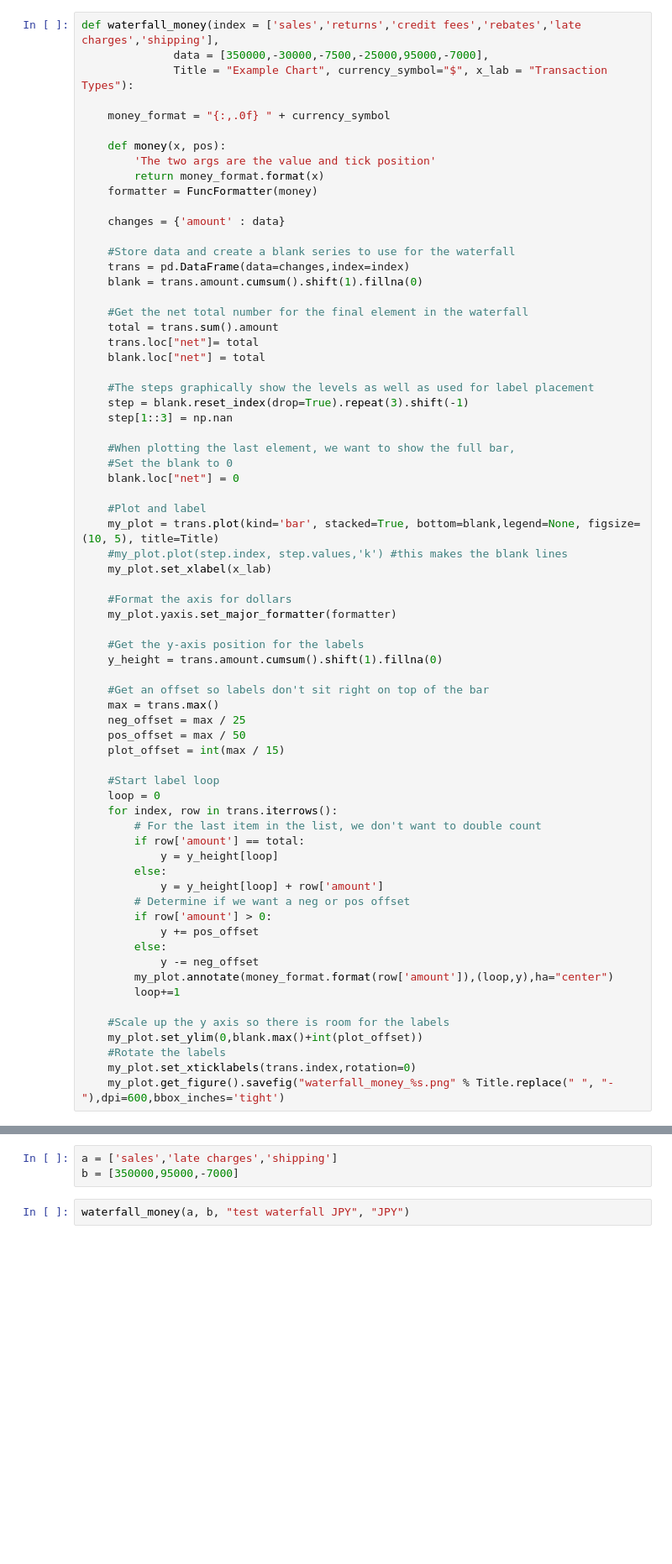
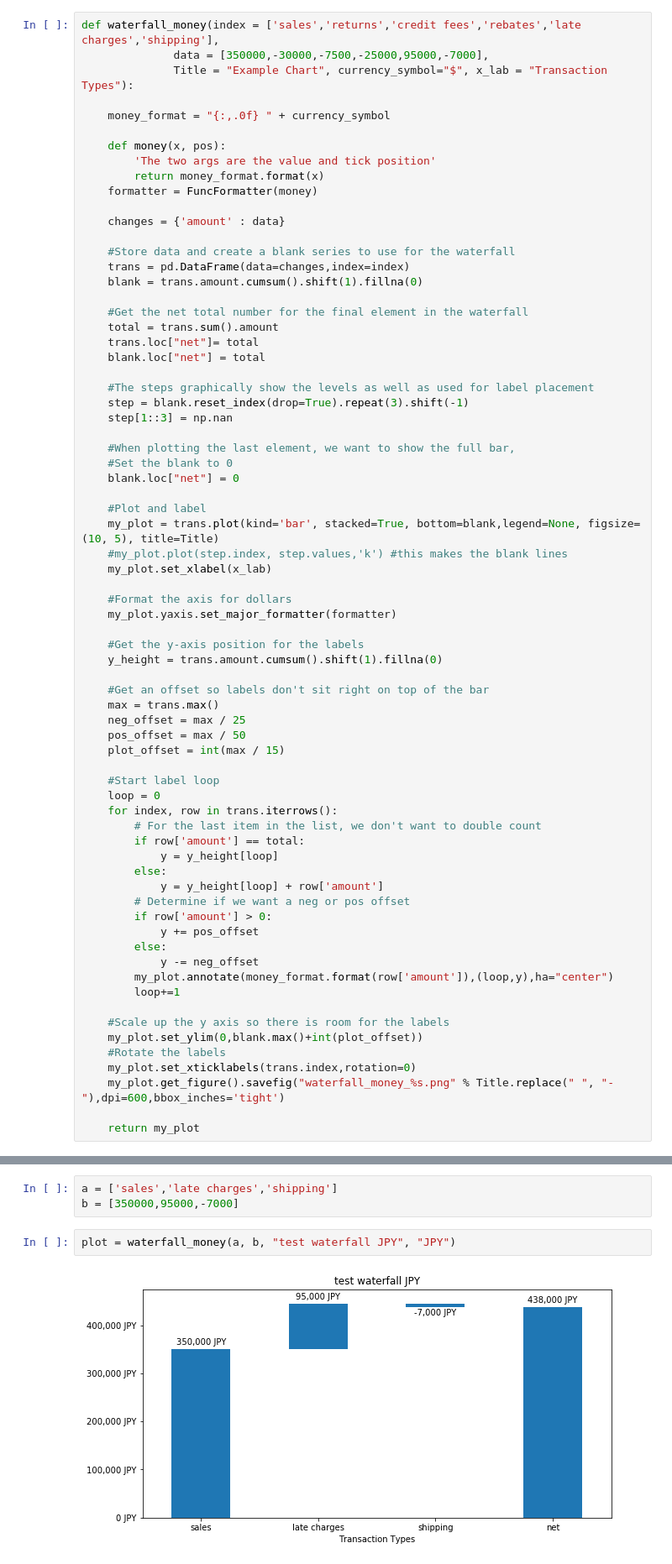
Before and after one commit to afcarl/waterfall_testing, a Jupyter notebook: test1.ipynb, the cells around one changed output, grey strips where cells are left out. Shown at 84% size. Drawn from its saved outputs; the diff is of its cells as text; blank space fills up the shorter version.

```diff
--- a/test1.ipynb
+++ b/test1.ipynb
@@ -134,6 +136,8 @@ def waterfall_money(index = ['sales','returns','credit fees','rebates','late cha
     #Rotate the labels
     my_plot.set_xticklabels(trans.index,rotation=0)
     my_plot.get_figure().savefig("waterfall_money_%s.png" % Title.replace(" ", "-"),dpi=600,bbox_inches='tight')
+
+    return my_plot
 # %%
 #Data to plot. Do not include a total, it will be calculated
 a = ['sales','returns','credit fees','rebates','late charges','shipping']
@@ -145,5 +149,7 @@ b = [350000,-30000,-7500,-25000]
 a = ['sales','late charges','shipping']
 b = [350000,95000,-7000]
 # %%
-waterfall_money(a, b, "test waterfall JPY", "JPY")
+plot = waterfall_money(a, b, "test waterfall JPY", "JPY")
+# %% [output]
+[figure, added]
 # %%
```
Also changed, not shown: parts of 6 cells of this notebook, 3 other files.
